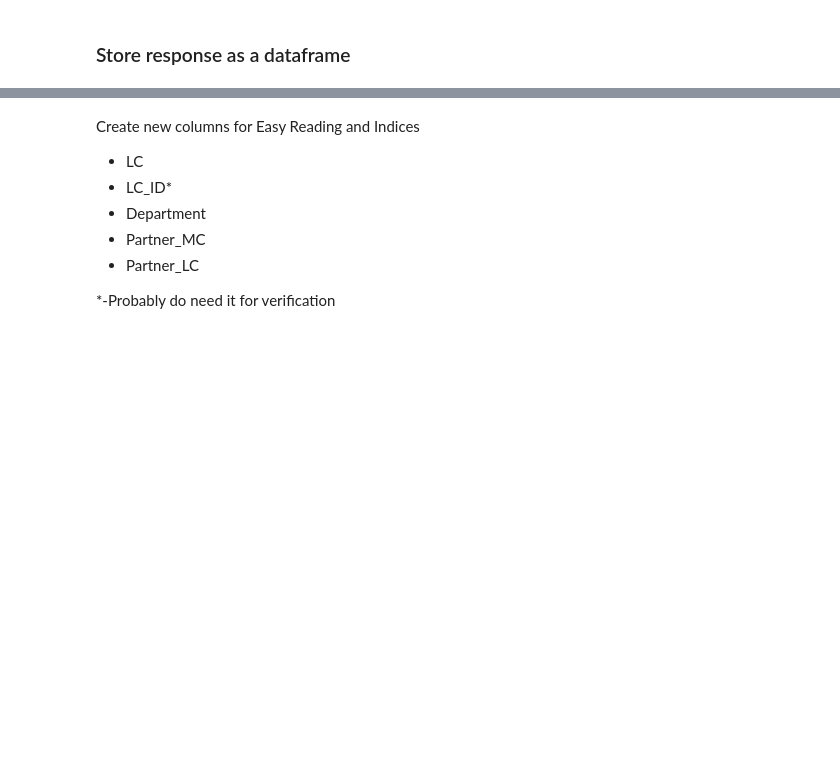
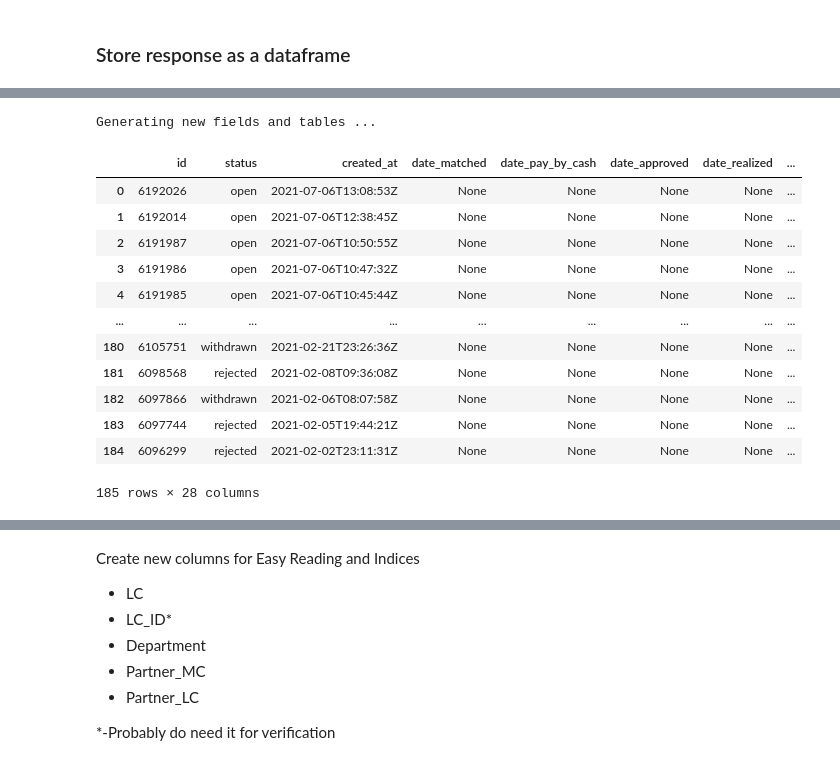
Before and after one commit to isados/expa-bh-analytics, a Jupyter notebook: try_eda.ipynb, the cells around one changed output, grey strips where cells are left out. Drawn from its saved outputs; the diff is of its cells as text; code cells hidden in the pictures; blank space fills up the shorter version.

```diff
--- a/try_eda.ipynb
+++ b/try_eda.ipynb
@@ -96,9 +178,10 @@ results = await getData()
 # %%
+# print("Executing query off of EXPA ...")
+# apps_data = asyncio.run(getData())
 
+print("Started preprocessing...")
 # Reduce the dict by 3 Levels
-results = results['allOpportunityApplication']['data']
+apps_data = results['allOpportunityApplication']['data']
 
 #  Flatten dictionary and compress keys
-results = pd.json_normalize(results, sep='_')
-
-# results.replace([np.NaN, "", "-"], '', inplace=True)
+apps_df = pd.json_normalize(apps_data, sep='_')
@@ -136,0 +210,47 @@ memory usage: 20.0+ KB
+# %%
+# Create new columns for Easy Reading and Indices
+# * LC
+# * Department
+# * Partner_MC
+# * Partner_LC
+
+# Create new multi-indices for grouping
+new_fields = ['department', 'lc', 'partner_mc', 'partner_lc']
+def generate_new_fields(row):
+    if row['person_home_mc_name'] == 'Bahrain':
+        values = ['o' + row['opportunity_programme_short_name_display'],
+                   row['person_home_lc_name'],
+                   row['host_mc_name'],
+                   row['host_lc_name']
+                 ]
+    else:
+        values = ['i' + row['opportunity_programme_short_name_display'],
+                  row['host_lc_name'],
+                  row['person_home_mc_name'],
+                  row['person_home_lc_name']
+                 ]
+    return dict(zip(new_fields, values))
+
+print("Generating new fields and tables ...")
+apps_df[new_fields] = apps_df.apply(lambda row: generate_new_fields(row), axis=1, result_type='expand')
+
+cols_to_drop = ['opportunity_programme_short_name_display', 'host_mc_name', 'host_lc_name', 'person_home_mc_name', 'person_home_lc_name']
+apps_df.drop(cols_to_drop, inplace=True, axis=1)
+# %% [output]
+Generating new fields and tables ...
+# %%
+apps_df
+# %% [output]
+|  | id | status | created_at | date_matched | date_pay_by_cash | date_approved | date_realized | ... |
+| 0 | 6192026 | open | 2021-07-06T13:08:53Z | None | None | None | None | ... |
+| 1 | 6192014 | open | 2021-07-06T12:38:45Z | None | None | None | None | ... |
+| 2 | 6191987 | open | 2021-07-06T10:50:55Z | None | None | None | None | ... |
+| 3 | 6191986 | open | 2021-07-06T10:47:32Z | None | None | None | None | ... |
+| 4 | 6191985 | open | 2021-07-06T10:45:44Z | None | None | None | None | ... |
+| ... | ... | ... | ... | ... | ... | ... | ... | ... |
+| 180 | 6105751 | withdrawn | 2021-02-21T23:26:36Z | None | None | None | None | ... |
+| 181 | 6098568 | rejected | 2021-02-08T09:36:08Z | None | None | None | None | ... |
+| 182 | 6097866 | withdrawn | 2021-02-06T08:07:58Z | None | None | None | None | ... |
+| 183 | 6097744 | rejected | 2021-02-05T19:44:21Z | None | None | None | None | ... |
+| 184 | 6096299 | rejected | 2021-02-02T23:11:31Z | None | None | None | None | ... |
+185 rows × 28 columns
```
Also changed, not shown: parts of 14 cells of this notebook.
